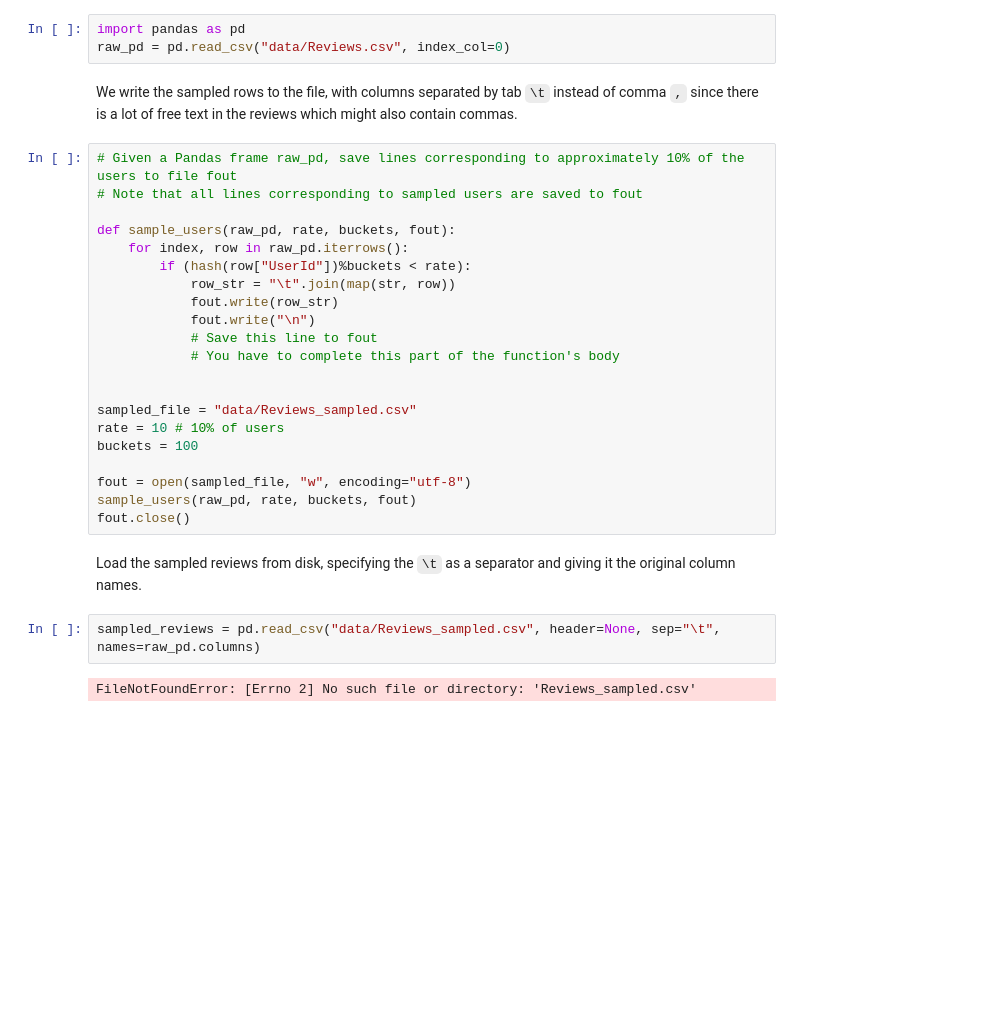
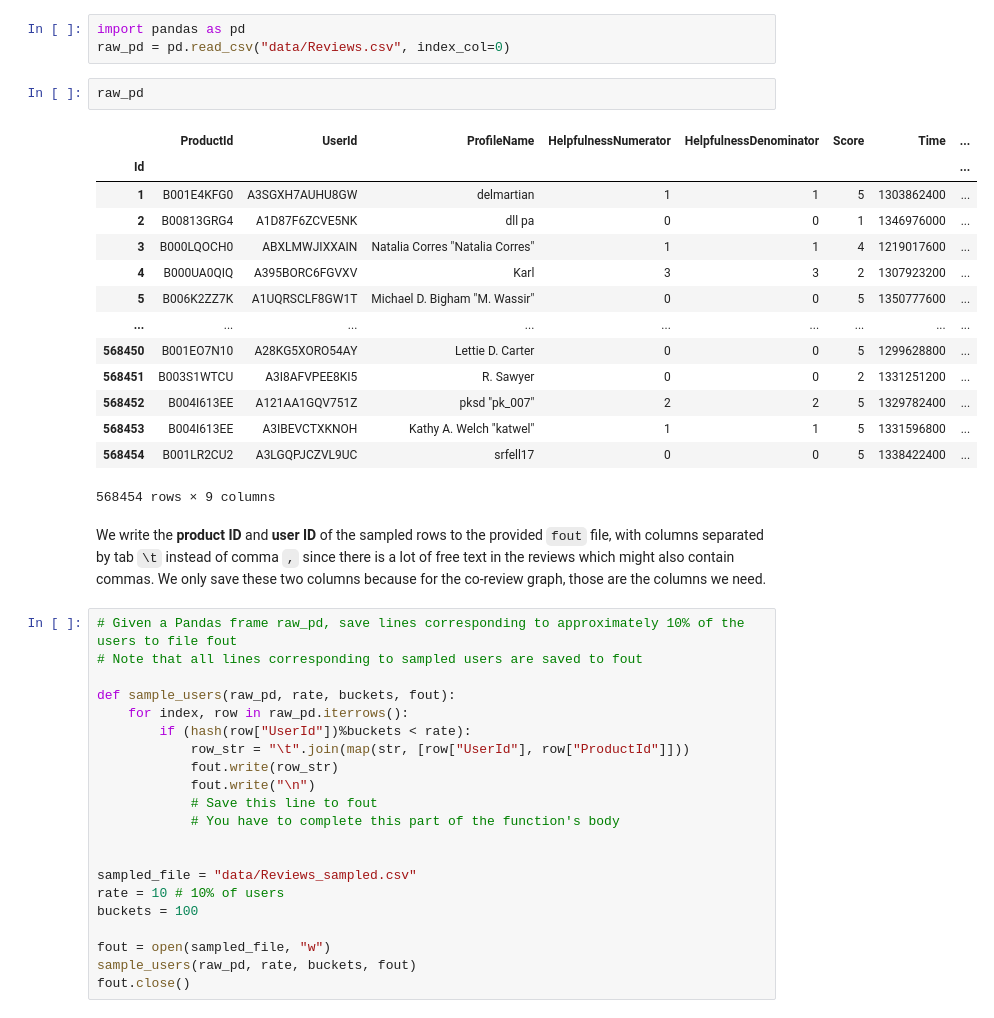
Before and after one commit to jonasbarth/bdc-homework-2, a Jupyter notebook: HW2_2023.ipynb, the cells around one changed output. Cells and saved outputs as stored; diff of their text form; blank space fills up the shorter version.

Commit message:
install pyspark create spark context only save product and user ids in file

```diff
--- a/HW2_2023.ipynb
+++ b/HW2_2023.ipynb
@@ -90,8 +91,25 @@ As a first step, we load the `Reviews.csv` file.
 # %%
 import pandas as pd
 raw_pd = pd.read_csv("data/Reviews.csv", index_col=0)
+# %%
+raw_pd
+# %% [output]
+|  | ProductId | UserId | ProfileName | HelpfulnessNumerator | HelpfulnessDenominator | Score | Time | ... |
+| Id |  |  |  |  |  |  |  | ... |
+| 1 | B001E4KFG0 | A3SGXH7AUHU8GW | delmartian | 1 | 1 | 5 | 1303862400 | ... |
+| 2 | B00813GRG4 | A1D87F6ZCVE5NK | dll pa | 0 | 0 | 1 | 1346976000 | ... |
+| 3 | B000LQOCH0 | ABXLMWJIXXAIN | Natalia Corres "Natalia Corres" | 1 | 1 | 4 | 1219017600 | ... |
+| 4 | B000UA0QIQ | A395BORC6FGVXV | Karl | 3 | 3 | 2 | 1307923200 | ... |
+| 5 | B006K2ZZ7K | A1UQRSCLF8GW1T | Michael D. Bigham "M. Wassir" | 0 | 0 | 5 | 1350777600 | ... |
+| ... | ... | ... | ... | ... | ... | ... | ... | ... |
+| 568450 | B001EO7N10 | A28KG5XORO54AY | Lettie D. Carter | 0 | 0 | 5 | 1299628800 | ... |
+| 568451 | B003S1WTCU | A3I8AFVPEE8KI5 | R. Sawyer | 0 | 0 | 2 | 1331251200 | ... |
+| 568452 | B004I613EE | A121AA1GQV751Z | pksd "pk_007" | 2 | 2 | 5 | 1329782400 | ... |
+| 568453 | B004I613EE | A3IBEVCTXKNOH | Kathy A. Welch "katwel" | 1 | 1 | 5 | 1331596800 | ... |
+| 568454 | B001LR2CU2 | A3LGQPJCZVL9UC | srfell17 | 0 | 0 | 5 | 1338422400 | ... |
+568454 rows × 9 columns
 # %% [markdown]
-We write the sampled rows to the file, with columns separated by tab `\t` instead of comma `,` since there is a lot of free text in the reviews which might also contain commas.
+We write the **product ID** and **user ID** of the sampled rows to the provided `fout` file, with columns separated by tab `\t` instead of comma `,` since there is a lot of free text in the reviews which might also contain commas. We only save these two columns because for the co-review graph, those are the columns we need.
 # %%
 # Given a Pandas frame raw_pd, save lines corresponding to approximately 10% of the users to file fout
 # Note that all lines corresponding to sampled users are saved to fout
@@ -99,7 +117,7 @@ We write the sampled rows to the file, with columns separated by tab `\t` instea
 def sample_users(raw_pd, rate, buckets, fout):
     for index, row in raw_pd.iterrows():
         if (hash(row["UserId"])%buckets < rate):
-            row_str = "\t".join(map(str, row))
+            row_str = "\t".join(map(str, [row["UserId"], row["ProductId"]]))
             fout.write(row_str)
             fout.write("\n")
             # Save this line to fout
@@ -110,12 +128,6 @@ sampled_file = "data/Reviews_sampled.csv"
 rate = 10 # 10% of users
 buckets = 100
 
-fout = open(sampled_file, "w", encoding="utf-8")
+fout = open(sampled_file, "w")
 sample_users(raw_pd, rate, buckets, fout)
 fout.close()
-# %% [markdown]
-Load the sampled reviews from disk, specifying the `\t` as a separator and giving it the original column names.
-# %%
-sampled_reviews = pd.read_csv("data/Reviews_sampled.csv", header=None, sep="\t", names=raw_pd.columns)
-# %% [output]
-FileNotFoundError: [Errno 2] No such file or directory: 'Reviews_sampled.csv'
```
Also changed, not shown: parts of 7 cells of this notebook.
